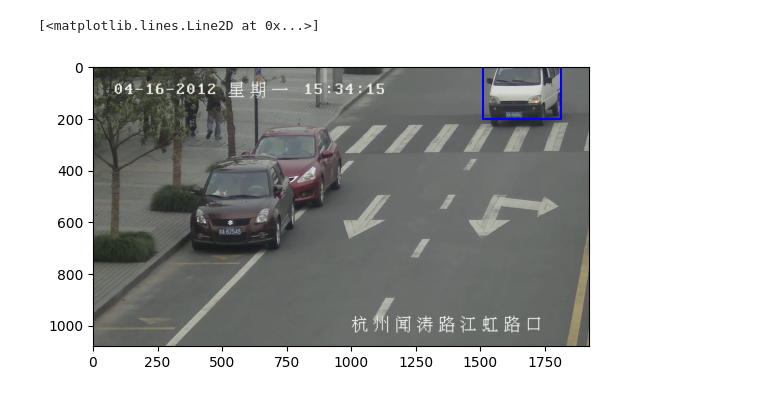
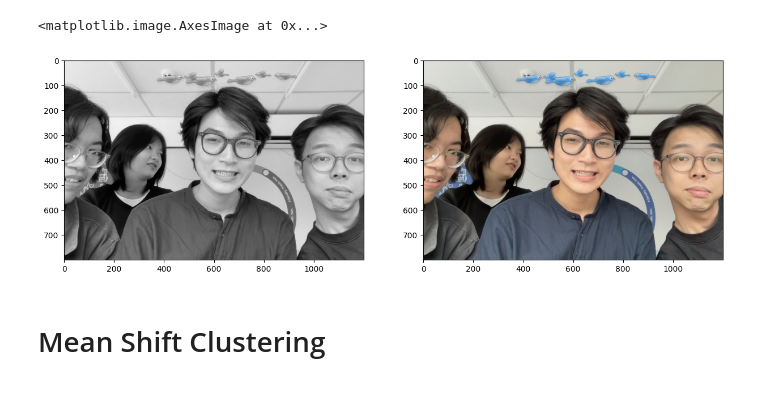
Before and after one commit to Ngoc-Cac/ML-Group2, a Jupyter notebook: main.ipynb, the cells around one changed output. Cells and saved outputs as stored; diff of their text form; code cells hidden in the pictures.

Commit message:
skimage image segmentation

```diff
--- a/main.ipynb
+++ b/main.ipynb
@@ -11,15 +0,0 @@ cap = cv.VideoCapture(file)
-# %%
-# frame with target
-cap.set(cv.CAP_PROP_POS_FRAMES, 90)
-_, frame = cap.read()
-target = cv.cvtColor(frame, cv.COLOR_BGR2RGB)
-#Display the resulting frame
-plt.imshow(target)
-
-# setup initial location of window
-init_x, init_y, w, h = 1510, 0, 300, 200
-plt.plot([init_x, init_x + w, init_x + w, init_x, init_x],
-         [init_y, init_y, init_y + h, init_y + h, init_y], 'b-')
-# %% [output]
-[<matplotlib.lines.Line2D at 0x...>]
-[figure, removed]
@@ -78,0 +7,23 @@ out.release()
+# %%
+plt.figure(figsize=(15, 15))
+
+# Sample Image of scikit-image package
+photo = 'image/photo1.jpeg'
+photo = imread(photo)
+plt.subplot(1, 2, 2)
+
+# Displaying the sample image
+plt.imshow(photo)
+
+# Converting RGB image to Monochrome
+gray_photo = rgb2gray(photo)
+plt.subplot(1, 2, 1)
+
+# Displaying the sample image - Monochrome
+# Format
+plt.imshow(gray_photo, cmap="gray")
+# %% [output]
+<matplotlib.image.AxesImage at 0x...>
+[figure, added]
+# %% [markdown]
+# Mean Shift Clustering
```
Also changed, not shown: parts of 9 cells of this notebook, 6 other files.
